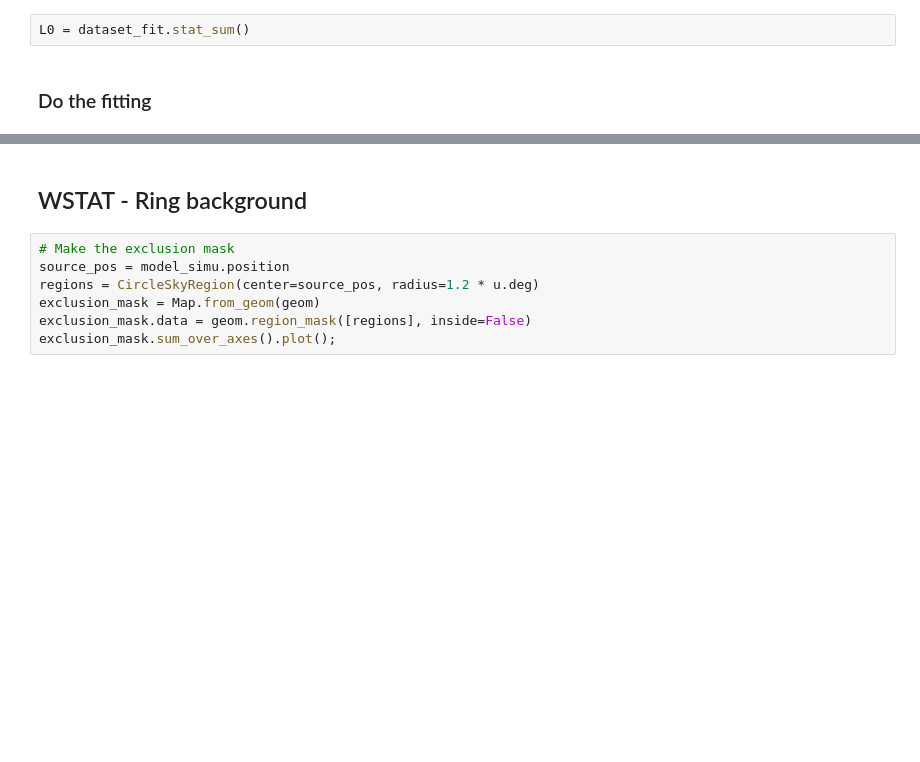
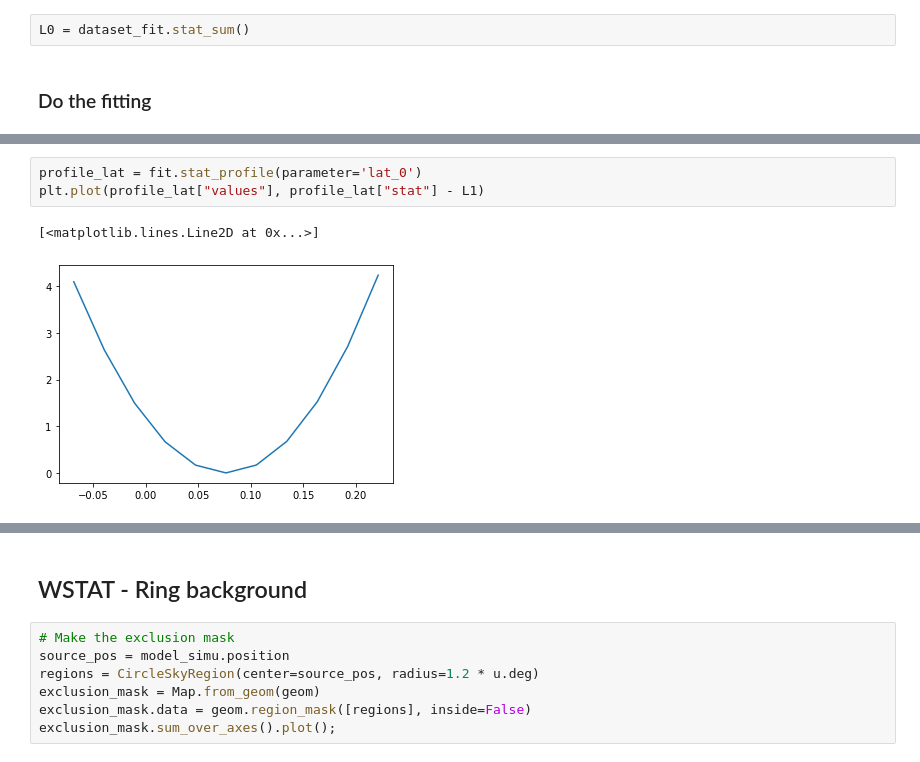
Before and after one commit to AtreyeeS/test_notebooks, a Jupyter notebook: cash-stat-lk.ipynb, the cells around one changed output, grey strips where cells are left out. Drawn from its saved outputs; the diff is of its cells as text; blank space fills up the shorter version.

```diff
--- a/cash-stat-lk.ipynb
+++ b/cash-stat-lk.ipynb
@@ -177,0 +191,6 @@ Table length=11
+# %%
+profile_lat = fit.stat_profile(parameter='lat_0')
+plt.plot(profile_lat["values"], profile_lat["stat"] - L1)
+# %% [output]
+[<matplotlib.lines.Line2D at 0x...>]
+[figure, added]
```
Also changed, not shown: parts of 20 cells of this notebook, 1 other file.
